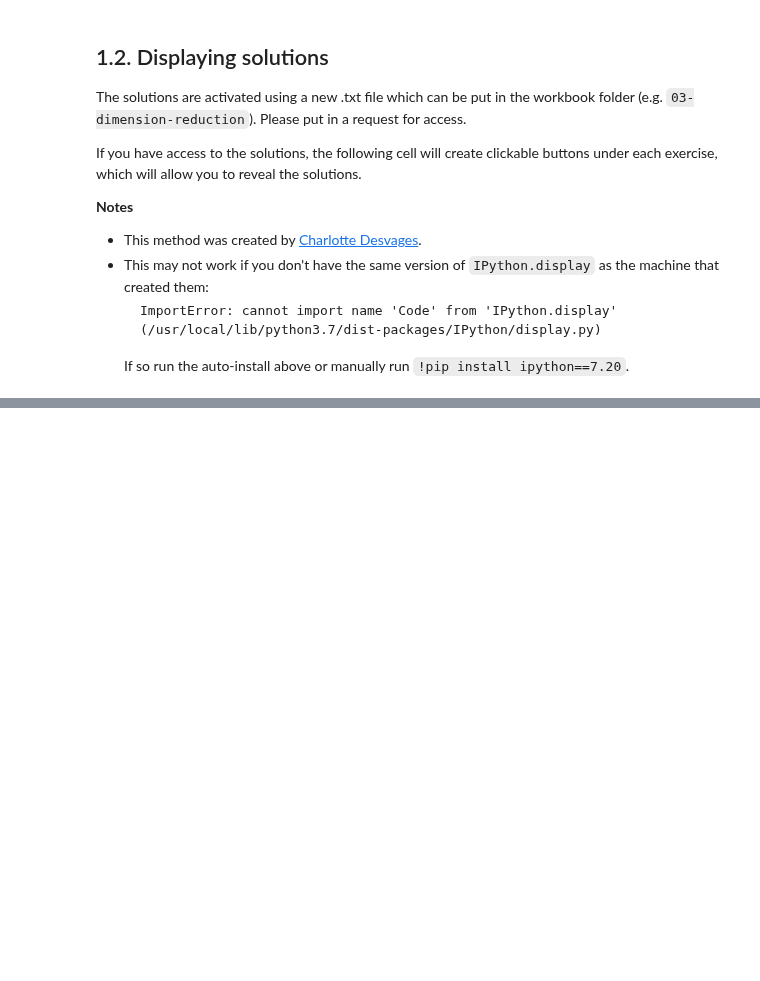
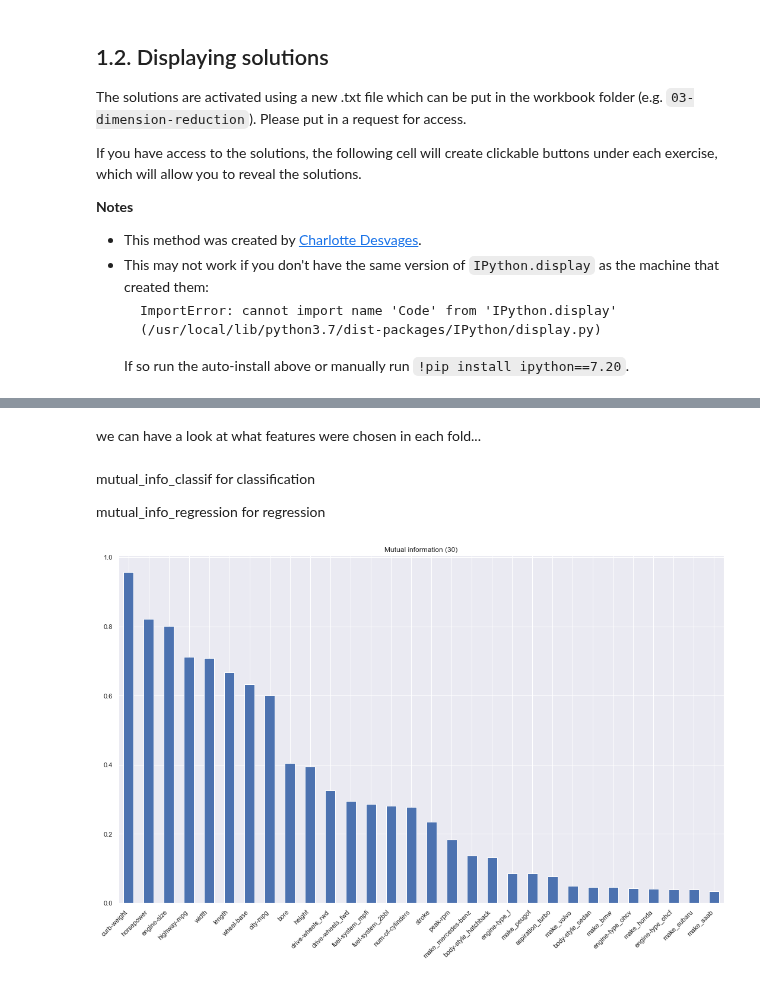
Before and after one commit to Eldave93/machine-learning-workbooks, a Jupyter notebook: 03-dimension-reduction/03_workbook.ipynb, the cells around one changed output, grey strips where cells are left out. Saved outputs shown, nothing was run; the diff lists cells and outputs as text; code cells hidden in the pictures; blank space fills up the shorter version.

```diff
--- a/03-dimension-reduction/03_workbook.ipynb
+++ b/03-dimension-reduction/03_workbook.ipynb
@@ -1105,0 +432,18 @@ tidy_scores(cross_validate(lin_pipe, pd.DataFrame(X_train.loc[:,mis]), y_train,
+# %%
+from sklearn.pipeline import Pipeline
+from sklearn.preprocessing import StandardScaler
+from sklearn import set_config
+set_config(display='diagram')
+pre_processing = [
+    # for each feature do the following....
+    ("feature_transformation", ColumnTransformer([
+        # ...remove from the data.
+        ("drop", "drop", drop_list),
+        # onehot encode
+        ("encode", OneHotEncoder(drop="first"), cat_feats),
+        ("digit_int", FunctionTransformer(digit_int), ["num-of-cylinders", "num-of-doors"]),
+        #("scale", StandardScaler(),  num_feats),
+        ],remainder="passthrough"))]
+
+pre_processing_pipe =  Pipeline(pre_processing)
+pre_processing_pipe.fit(X_train)
@@ -1105,0 +466,9 @@ tidy_scores(cross_validate(lin_pipe, pd.DataFrame(X_train.loc[:,mis]), y_train,
+# %%
+onehot_feats = list(pre_processing_pipe.named_steps['feature_transformation'].named_transformers_['encode'].get_feature_names_out())
+onehot_feats.append("num-of-cylinders")
+onehot_feats.append("num-of-doors")
+onehot_feats.extend(num_feats)
+X_train_ = pd.DataFrame(pre_processing_pipe.transform(X_train),
+                        columns = onehot_feats)
+
+X_train_
@@ -1105,0 +718,2 @@ tidy_scores(cross_validate(lin_pipe, pd.DataFrame(X_train.loc[:,mis]), y_train,
+# %% [markdown]
+we can have a look at what features were chosen in each fold...
@@ -1105,0 +722,23 @@ tidy_scores(cross_validate(lin_pipe, pd.DataFrame(X_train.loc[:,mis]), y_train,
+# %% [markdown]
+mutual_info_classif for classification
+
+mutual_info_regression for regression
+# %%
+from sklearn.feature_selection import mutual_info_regression
+
+plt.figure(figsize=(15,10))
+
+mi = mutual_info_regression(X_train_, y_train, random_state=42)
+mi_series = pd.Series(mi, index=X_train_.columns).sort_values(ascending = False)
+
+# lets plot the top 30
+PLOT_NUM = 30
+mi_series[:PLOT_NUM].plot.bar(legend = False, figsize=(15,10))
+plt.title('Mutual information (' + str(PLOT_NUM) + ')')
+
+plt.xticks(rotation=45,ha='right')
+plt.tight_layout()
+#plt.savefig('mutual_information.png', dpi=300)
+plt.show()
+# %% [output]
+[figure, added]
```
Also changed, not shown: parts of 97 cells of this notebook, 7 other files.
